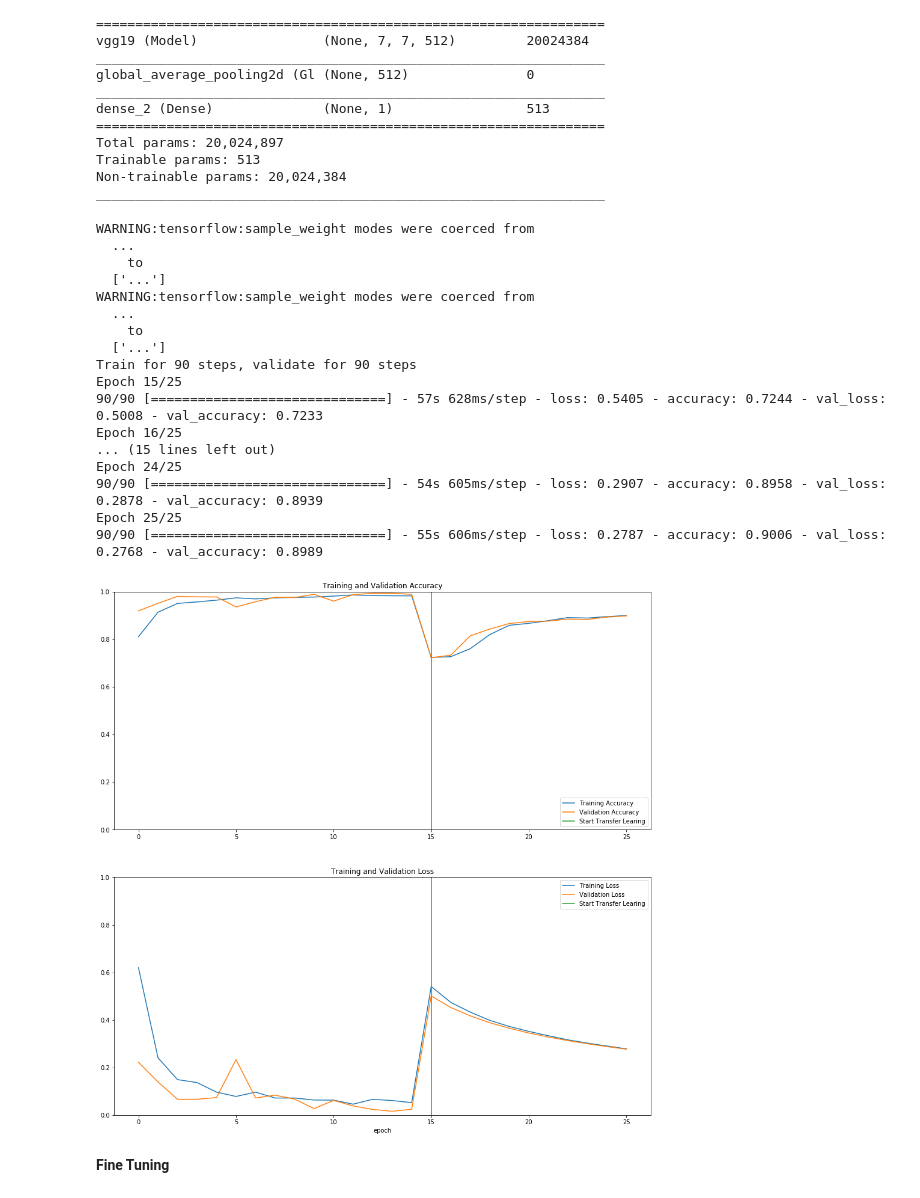
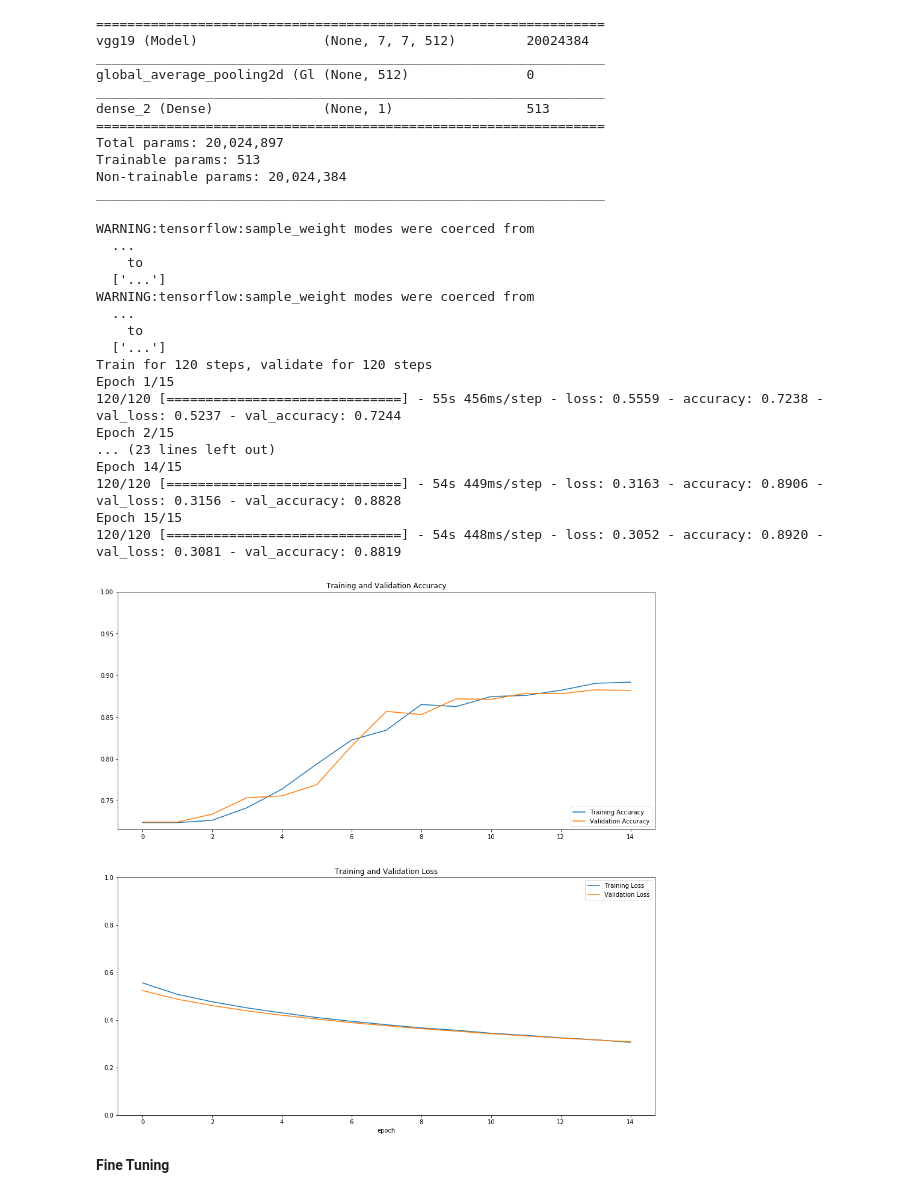
Before and after one commit to EveMyadzePike/Lets_Stop_Wildfires_Hackathon, a Jupyter notebook: Proj_3_WF_GRID_TL.ipynb, the cells around one changed output. Saved outputs shown, nothing was run; the diff lists cells and outputs as text; code cells hidden in the pictures.

```diff
--- a/Proj_3_WF_GRID_TL.ipynb
+++ b/Proj_3_WF_GRID_TL.ipynb
@@ -354,6 +374,7 @@ validation_generator = validation_image_generator.flow_from_directory(
 Found 3621 images belonging to 2 classes.
 Found 3621 images belonging to 2 classes.
 # %%
+#combining VGG19 with pooling layer and predictio layer
 reload_checkpoint=True
 img_input = layers.Input(shape=(IMG_HEIGHT, IMG_WIDTH, 3))
 global_average_layer = layers.GlobalAveragePooling2D()
@@ -370,7 +391,7 @@ print("Number of layers in the base model: ", len(base_model.layers))
 
 base_model.trainable = False
 
-model.compile(optimizer=RMSprop(lr=0.001),
+model.compile(optimizer=Adam(lr=0.0005),
               loss=loss_function,
               metrics=['accuracy'])
 
@@ -392,14 +413,10 @@ Trainable params: 513
 Non-trainable params: 20,024,384
 _________________________________________________________________
 # %%
-tl_epochs = 10
-stage_2_epochs = initial_epochs + tl_epochs
+#run TL for 15 epochs
+tl_epochs = 15
 steps_per_epoch = train_generator.n // train_generator.batch_size
 validation_steps = validation_generator.n // validation_generator.batch_size
-
-logdir = os.path.join("tf_logs", datetime.datetime.now().strftime("%Y%m%d-%H%M%S"))
-tensorboard_callback = tf.keras.callbacks.TensorBoard(logdir, histogram_freq=1)
-
 
 history_tl = model.fit(
       train_generator,
@@ -407,8 +424,8 @@ history_tl = model.fit(
       validation_data=validation_generator,
       validation_steps=validation_steps,
       callbacks=[tensorboard_callback],
-      epochs=stage_2_epochs,
-      initial_epoch=history.epoch[-1],
+      epochs=tl_epochs,
+      #initial_epoch=history.epoch[-1],
       verbose=1,)
 # %% [output]
 WARNING:tensorflow:sample_weight modes were coerced from
@@ -419,41 +436,45 @@ WARNING:tensorflow:sample_weight modes were coerced from
   ...
     to
   ['...']
-Train for 90 steps, validate for 90 steps
-Epoch 15/25
-90/90 [==============================] - 57s 628ms/step - loss: 0.5405 - accuracy: 0.7244 - val_loss: 0.5008 - val_accuracy: 0.7233
-Epoch 16/25
-... (15 lines left out)
-Epoch 24/25
-90/90 [==============================] - 54s 605ms/step - loss: 0.2907 - accuracy: 0.8958 - val_loss: 0.2878 - val_accuracy: 0.8939
-Epoch 25/25
-90/90 [==============================] - 55s 606ms/step - loss: 0.2787 - accuracy: 0.9006 - val_loss: 0.2768 - val_accuracy: 0.8989
+Train for 120 steps, validate for 120 steps
+Epoch 1/15
+120/120 [==============================] - 55s 456ms/step - loss: 0.5559 - accuracy: 0.7238 - val_loss: 0.5237 - val_accuracy: 0.7244
+Epoch 2/15
+... (23 lines left out)
+Epoch 14/15
+120/120 [==============================] - 54s 449ms/step - loss: 0.3163 - accuracy: 0.8906 - val_loss: 0.3156 - val_accuracy: 0.8828
+Epoch 15/15
+120/120 [==============================] - 54s 448ms/step - loss: 0.3052 - accuracy: 0.8920 - val_loss: 0.3081 - val_accuracy: 0.8819
 # %%
-acc += history_tl.history['accuracy']
-val_acc += history_tl.history['val_accuracy']
+#add results from TL model to prior results
+acc = history_tl.history['accuracy']
+val_acc = history_tl.history['val_accuracy']
 
-loss += history_tl.history['loss']
-val_loss += history_tl.history['val_loss']
+loss = history_tl.history['loss']
+val_loss = history_tl.history['val_loss']
 # %%
-plt.figure(figsize=(16, 16))
+#plot results with line denoting the spilt between models
+fig_tl_model = plt.figure(figsize=(16, 16))
 plt.subplot(2, 1, 1)
 plt.plot(acc, label='Training Accuracy')
 plt.plot(val_acc, label='Validation Accuracy')
-plt.ylim([0, 1])
-plt.plot([initial_epochs,initial_epochs],
-          plt.ylim(), label='Start Transfer Learing')
+plt.ylim([min(plt.ylim()),1])
+#plt.plot([initial_epochs,initial_epochs],
+#          plt.ylim(), label='Start Transfer Learing')
 plt.legend(loc='lower right')
 plt.title('Training and Validation Accuracy')
 
 plt.subplot(2, 1, 2)
 plt.plot(loss, label='Training Loss')
 plt.plot(val_loss, label='Validation Loss')
 plt.ylim([0, 1.0])
-plt.plot([initial_epochs,initial_epochs],
-         plt.ylim(), label='Start Transfer Learing')
+#plt.plot([initial_epochs,initial_epochs],
+#         plt.ylim(), label='Start Transfer Learing')
 plt.legend(loc='upper right')
 plt.title('Training and Validation Loss')
 plt.xlabel('epoch')
-plt.show()
+fig_tl_model.show()
+#plt.savefig("fig_tl_model.png")
+#files.download("fig_tl_model.png")
 # %% [output]
-[figure, old version]
+[figure, new version]
```
Also changed, not shown: parts of 20 cells of this notebook.
